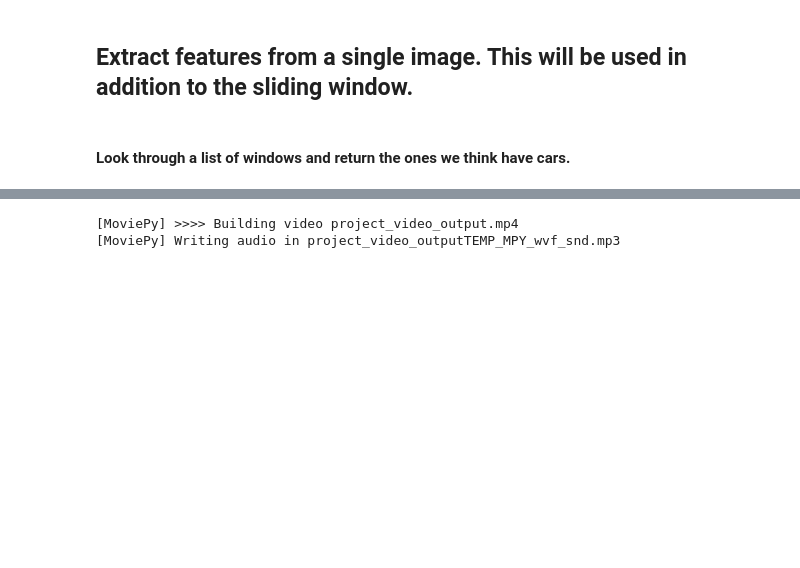
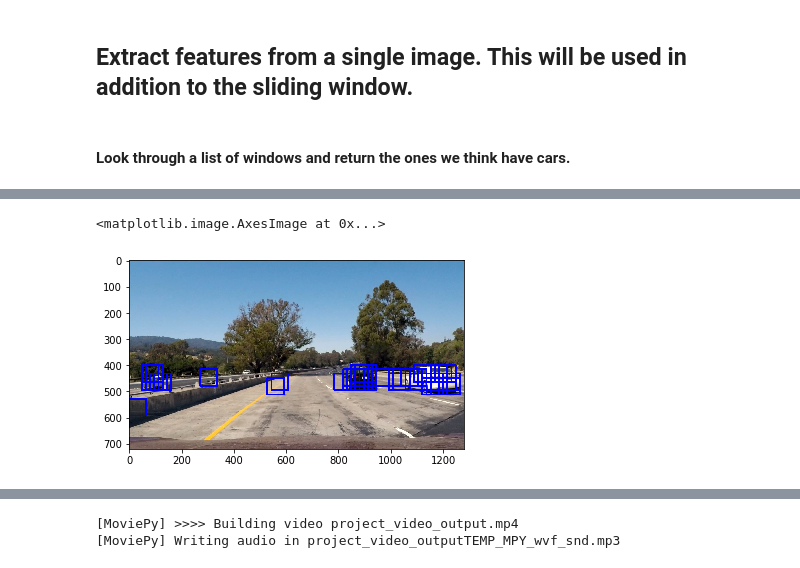
Before and after one commit to kevinwestern/CarND-Vehicle-Detection, a Jupyter notebook: project.ipynb, the cells around one changed output, grey strips where cells are left out. Saved outputs shown, nothing was run; the diff lists cells and outputs as text; code cells hidden in the pictures; blank space fills up the shorter version.

```diff
--- a/project.ipynb
+++ b/project.ipynb
@@ -381,3 +460,12 @@ plt.imshow(draw_boxes(img, matches))
+# %%
+img = cv2.imread('./test_images/test1.jpg')
+img = cv2.cvtColor(img, cv2.COLOR_BGR2RGB)
+
+matches = find_cars(img, 400, 656, 1, svc, X_scaler, 9, 8, 2, None, None)
+plt.imshow(draw_boxes(img, matches))
+# %% [output]
+<matplotlib.image.AxesImage at 0x...>
+[figure, added]
 # %%
 def add_heat(heatmap, bbox_list):
     # Iterate through list of bboxes
```
Also changed, not shown: parts of 13 cells of this notebook.
